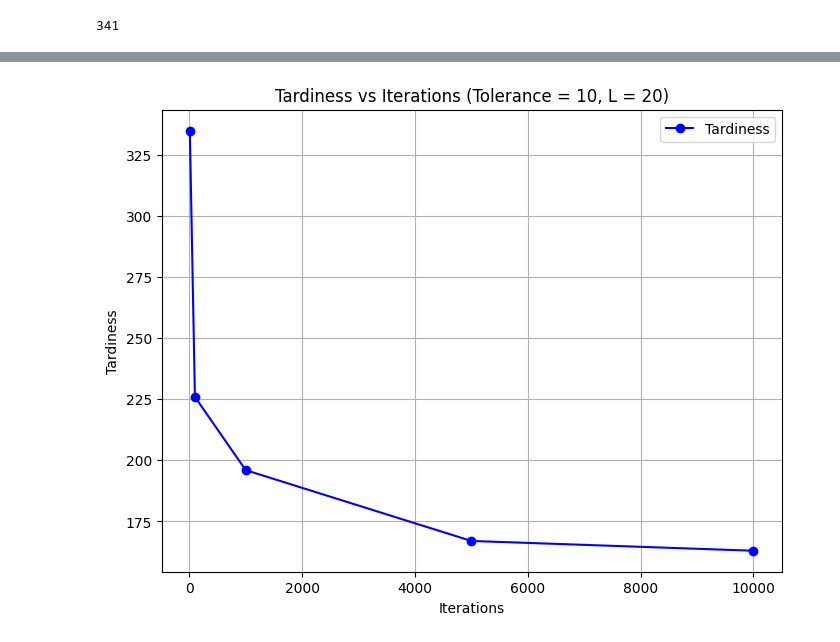
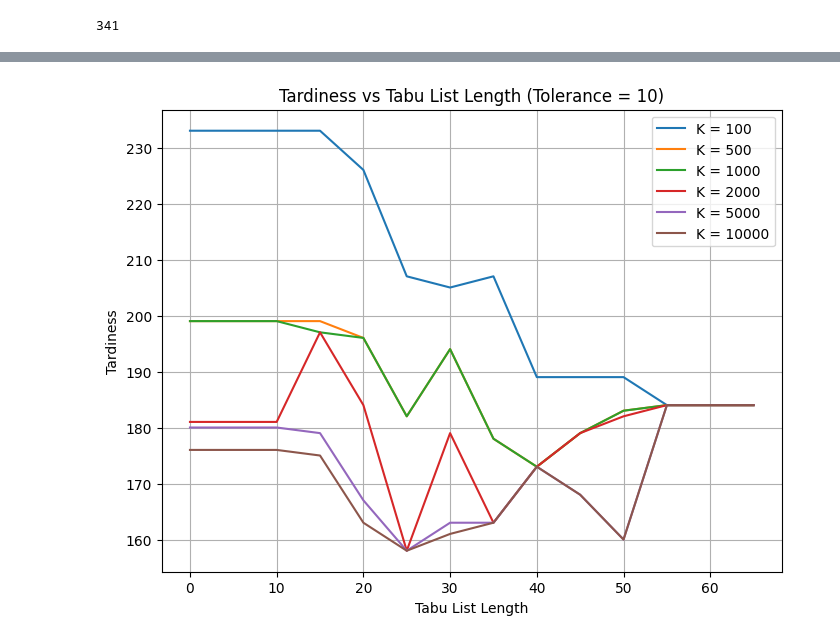
Before and after one commit to jackbrand900/scheduling_cw, a Jupyter notebook: coursework.ipynb, the cells around one changed output, grey strips where cells are left out. Drawn from its saved outputs; the diff is of its cells as text; code cells hidden in the pictures.

```diff
--- a/coursework.ipynb
+++ b/coursework.ipynb
@@ -192,28 +231,23 @@ plt.show()
 # %%
-for tabu_len in tabu_list_lengths:
-    _, best_tardiness = tabu_search(dag, p, d, tabu_list_length=tabu_len)
-    # TODO: plot total tardiness vs tabu list length
+tardiness_at_L = []
+for iter in num_iters:
+    tardy_at_iter = []
+    for L in tabu_list_lengths:
+        _, best_tardiness = tabu_search(dag, p, d, tabu_list_length=L, num_iterations=iter)
+        tardy_at_iter.append(best_tardiness)
+    tardiness_at_L.append(tardy_at_iter)
+
+plt.figure(figsize=(8, 6))
+for i, iter in enumerate(num_iters):
+    plt.plot(tabu_list_lengths, tardiness_at_L[i], label=f"K = {iter}")
+
+# Add labels and title
+plt.xlabel('Tabu List Length')
+plt.ylabel('Tardiness')
+plt.title('Tardiness vs Tabu List Length (Tolerance = 10)')
+
+plt.grid(True)
+plt.legend()
+plt.show()
+# %% [output]
+[figure, added]
-# %%
-mean_tardiness_at_iter = []
-std_deviation_tardiness_at_iter = []
-for iter in num_iters:
-    best_outcomes = []
-    for _ in range(samples_to_test):
-        _, best_tardiness = tabu_search(dag, p, d, num_iterations=iter)
-        best_outcomes.append(best_tardiness)
-    mean_tardiness_at_iter.append(np.array(best_outcomes).mean())
-
-plt.figure(figsize=(8, 6))
-plt.plot(num_iters, mean_tardiness_at_iter, marker='o', color='b', label="Tardiness")
-means = np.array(mean_tardiness_at_iter)
-
-# Add labels and title
-plt.xlabel('Iterations')
-plt.ylabel('Tardiness')
-plt.title('Tardiness vs Iterations (Tolerance = 10, L = 20)')
-
-plt.grid(True)
-plt.legend()
-plt.show()
-# %% [output]
-[figure, removed]
```
Also changed, not shown: parts of 8 cells of this notebook, 1 other file.
